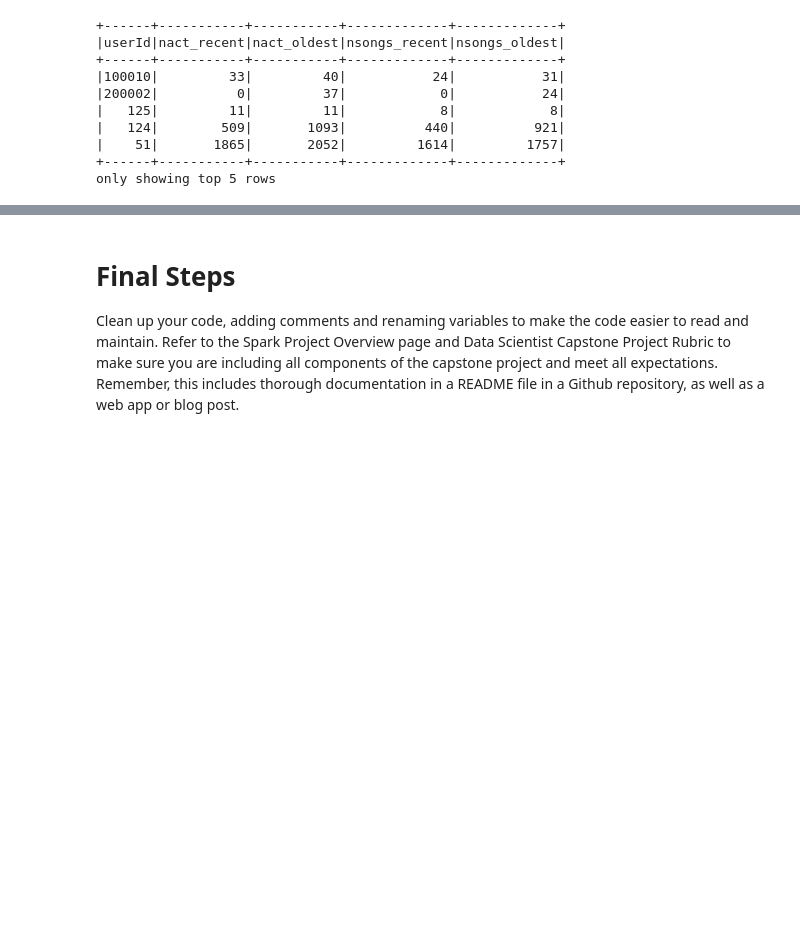
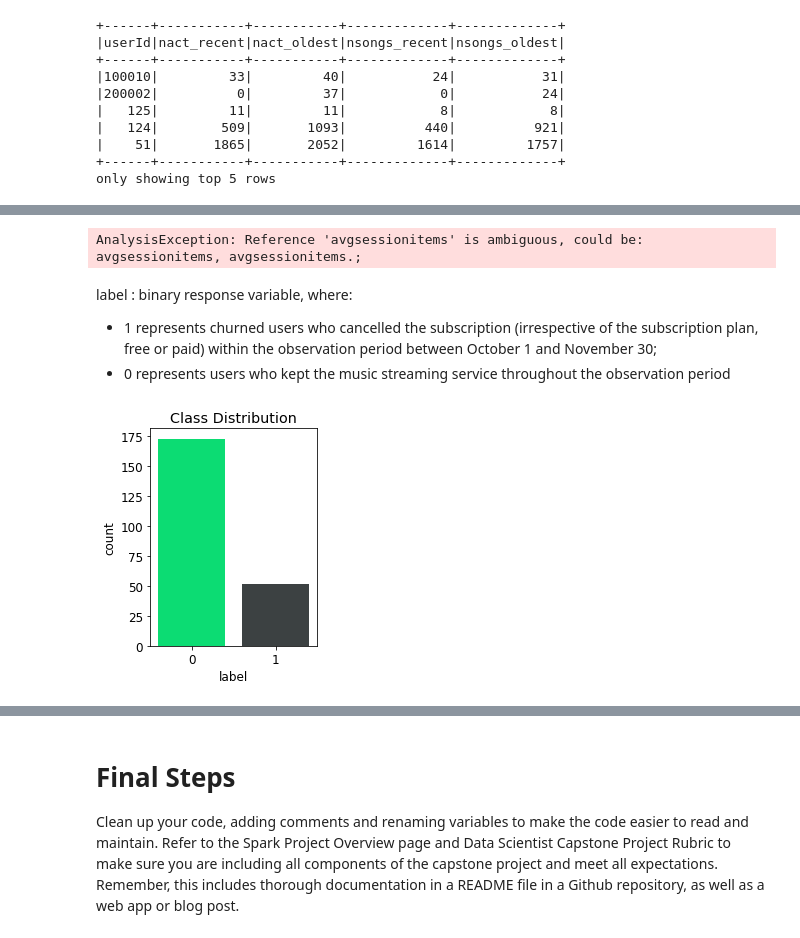
Before and after one commit to isakkabir/isakkabir-Customer-Churn-Prediction-Music-Streaming, a Jupyter notebook: Sparkify.ipynb, the cells around one changed output, grey strips where cells are left out. Drawn from its saved outputs; the diff is of its cells as text; code cells hidden in the pictures; blank space fills up the shorter version.

Commit message:
Exploratory data anlysis

```diff
--- a/Sparkify.ipynb
+++ b/Sparkify.ipynb
@@ -675,0 +799,51 @@ Split the full dataset into train, test, and validation sets. Test out several o
+# %%
+# Calculation of user's average number of items per session
+session_avgnitems = df.groupby(['userId', 'sessionId'])\
+.agg(Fmax(col('itemInSession')).alias('nitems'))\
+.groupby('userId').agg(avg(col('nitems')).alias('avgsessionitems'))
+
+
+# Calculation of user's average session length
+session_avglength = df.groupby(['userId', 'sessionId'])\
+.agg(Fmin(col('ts')).alias('startsession'), Fmax(col('ts')).alias('endsession'))\
+.groupby('userId').agg(avg(col('endsession')-col('startsession')).alias('avgsessionlength'))
+
+
+# Calculations to obtain user's average number of songs played between consecutive home visits
+windowhome = (Window.partitionBy('userId').orderBy('ts').rangeBetween(Window.unboundedPreceding, 0))
+df = df.withColumn("phasehome", Fsum(when(df.page == "Home", 1).otherwise(0)).over(windowhome))
+
+songs_home = df.groupby(['userId', 'phasehome'])\
+.agg(Fsum(when(col('page') == "NextSong", 1).otherwise(0)).alias('total'))\
+.groupby('userId').agg(avg(col('total')).alias('avgsongs'))
+
+
+# Adding the extra features to the df_user dataset with all other engineered features
+df_user = df_user\
+.join(session_avgnitems, on = 'userId')\
+.join(session_avglength, on = 'userId')\
+.join(songs_home, on = 'userId')
+
+
+# Engineered features - user's activity patterns
+df_user.select(['userId', 'avgsessionitems', 'avgsessionlength', 'avgsongs']).show(5)
+# %% [output]
+AnalysisException: Reference 'avgsessionitems' is ambiguous, could be: avgsessionitems, avgsessionitems.;
+# %% [markdown]
+label : binary response variable, where:
+
+* 1 represents churned users who cancelled the subscription (irrespective of the subscription plan, free or paid) within the observation period between October 1 and November 30;
+* 0 represents users who kept the music streaming service throughout the observation period
+# %%
+# Calculating the binary response variable
+df_user = df_user.withColumn('label', when(df_user.endstate == "Cancellation Confirmation", 1).otherwise(0))
+# %%
+# Distribution of the binary response variable in the analyzed dataset
+label_pd = df_user.groupby('label').count().toPandas()
+
+# Plot
+plt.rcParams['figure.figsize'] = (3,4)
+sns.barplot(x='label', y = 'count', data = label_pd, palette = palette, saturation = 1);
+plt.title('Class Distribution');
+# %% [output]
+[figure, added]
```
Also changed, not shown: parts of 25 cells of this notebook.
